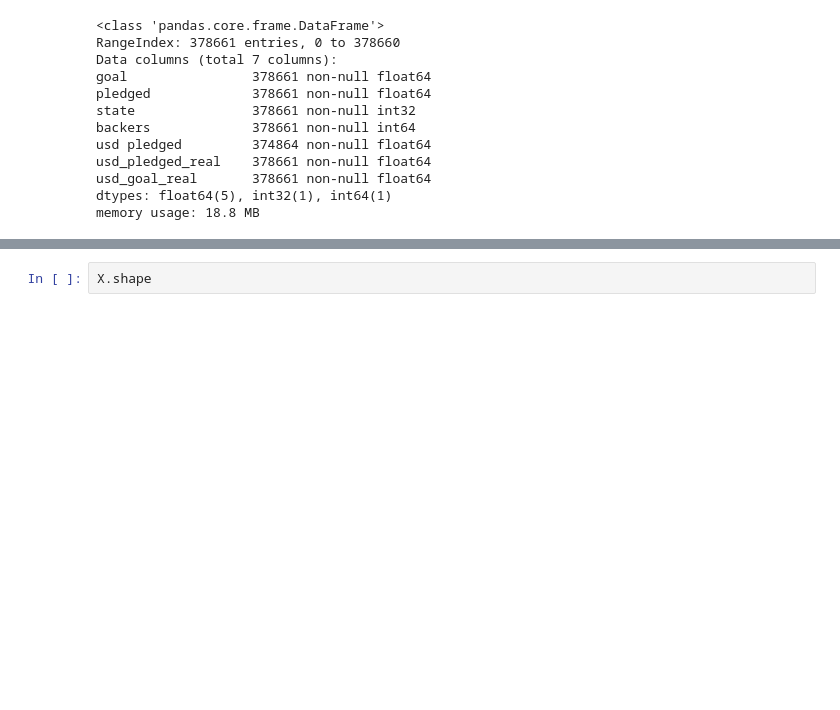
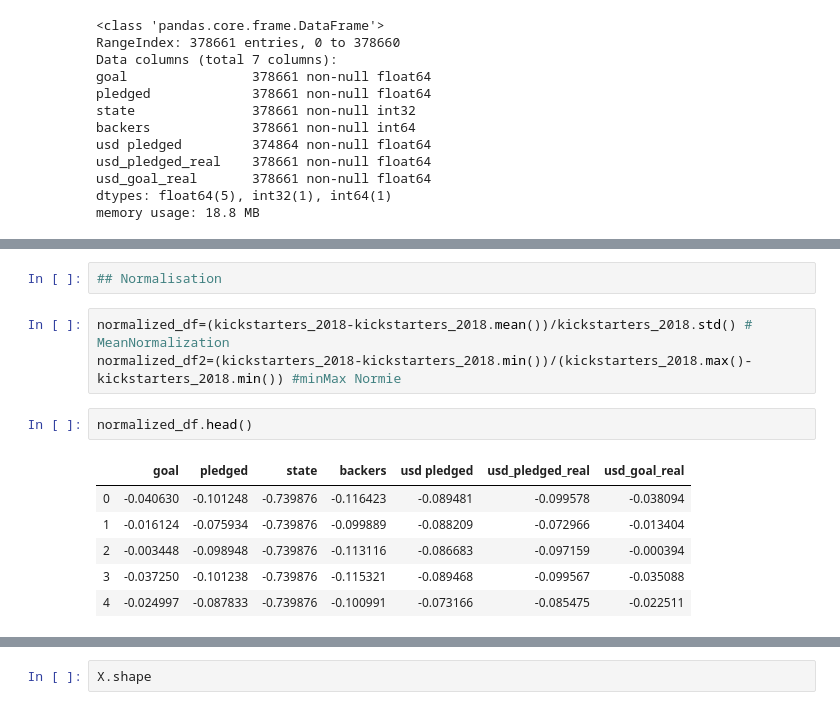
Before and after one commit to RDAxRoadkill/ML-Assesment, a Jupyter notebook: Preperation.ipynb, the cells around one changed output, grey strips where cells are left out. Cells and saved outputs as stored; diff of their text form; blank space fills up the shorter version.

Commit message:
Added normalisation, tried various values for learning

```diff
--- a/Preperation.ipynb
+++ b/Preperation.ipynb
@@ -212,3 +214,17 @@ kickstarters_2018.describe()
 | 50% | 5.200000e+03 | 6.200000e+02 | 0.000000 | 12.000000 | 3.947200e+02 | 6.243300e+02 | 5.500000e+03 |
 | 75% | 1.600000e+04 | 4.076000e+03 | 1.000000 | 56.000000 | 3.034090e+03 | 4.050000e+03 | 1.550000e+04 |
 | max | 1.000000e+08 | 2.033899e+07 | 1.000000 | 219382.000000 | 2.033899e+07 | 2.033899e+07 | 1.663614e+08 |
+# %%
+## Normalisation
+# %%
+normalized_df=(kickstarters_2018-kickstarters_2018.mean())/kickstarters_2018.std() # MeanNormalization
+normalized_df2=(kickstarters_2018-kickstarters_2018.min())/(kickstarters_2018.max()-kickstarters_2018.min()) #minMax Normie
+# %%
+normalized_df.head()
+# %% [output]
+|  | goal | pledged | state | backers | usd pledged | usd_pledged_real | usd_goal_real |
+| 0 | -0.040630 | -0.101248 | -0.739876 | -0.116423 | -0.089481 | -0.099578 | -0.038094 |
+| 1 | -0.016124 | -0.075934 | -0.739876 | -0.099889 | -0.088209 | -0.072966 | -0.013404 |
+| 2 | -0.003448 | -0.098948 | -0.739876 | -0.113116 | -0.086683 | -0.097159 | -0.000394 |
+| 3 | -0.037250 | -0.101238 | -0.739876 | -0.115321 | -0.089468 | -0.099567 | -0.035088 |
+| 4 | -0.024997 | -0.087833 | -0.739876 | -0.100991 | -0.073166 | -0.085475 | -0.022511 |
```
Also changed, not shown: parts of 10 cells of this notebook, 1 other file.
